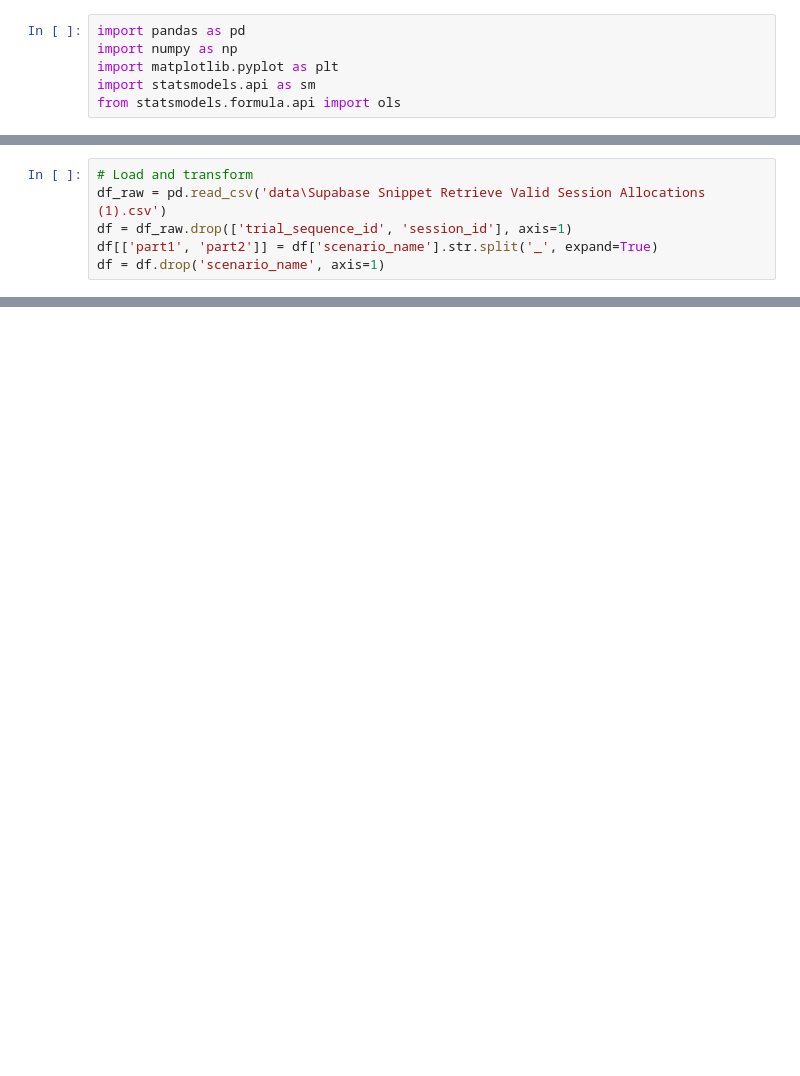
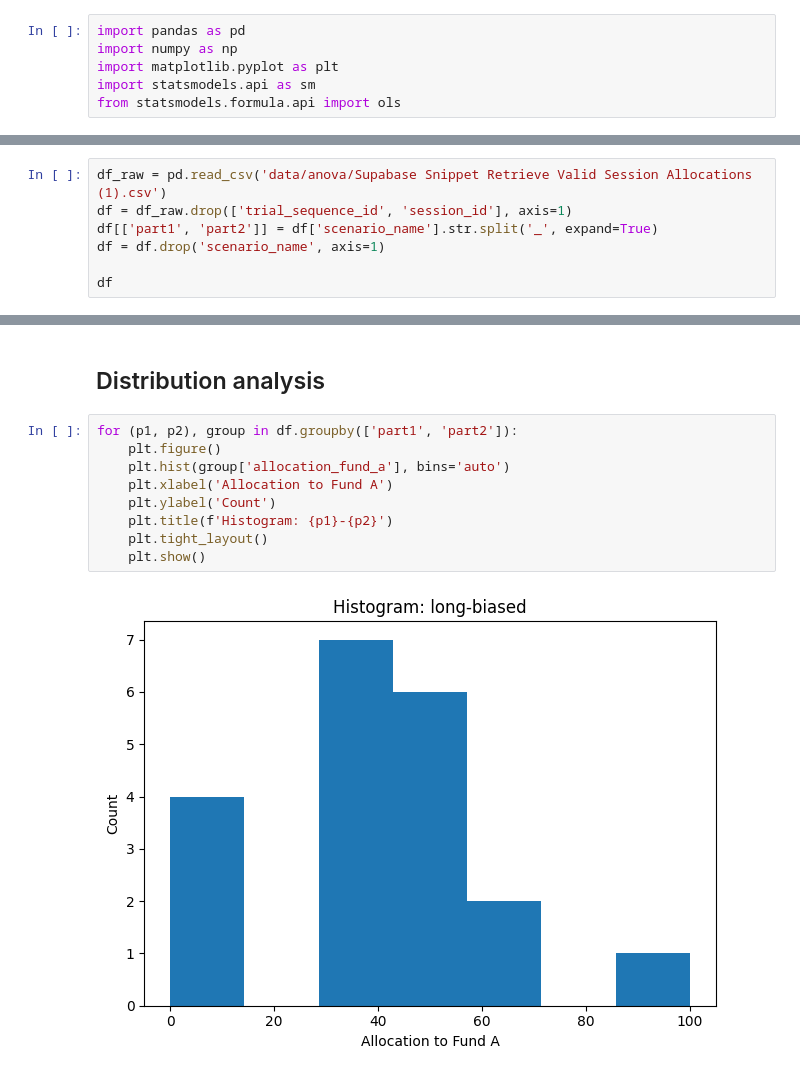
Before and after one commit to FeKapp/bachelorthesis-data-analysis, a Jupyter notebook: anova_analysis.ipynb, the cells around one changed output, grey strips where cells are left out. Drawn from its saved outputs; the diff is of its cells as text; blank space fills up the shorter version.

Commit message:
feat: anova analysis

```diff
--- a/anova_analysis.ipynb
+++ b/anova_analysis.ipynb
@@ -9,7 +9,8 @@ Load data and transform
 # %%
-# Load and transform
-df_raw = pd.read_csv('data\Supabase Snippet Retrieve Valid Session Allocations (1).csv')
+df_raw = pd.read_csv('data/anova/Supabase Snippet Retrieve Valid Session Allocations (1).csv')
 df = df_raw.drop(['trial_sequence_id', 'session_id'], axis=1)
 df[['part1', 'part2']] = df['scenario_name'].str.split('_', expand=True)
 df = df.drop('scenario_name', axis=1)
+
+df
 # %% [output]
@@ -23,0 +43,13 @@ ModuleNotFoundError: No module named 'ace_tools'
+# %% [markdown]
+## Distribution analysis
+# %%
+for (p1, p2), group in df.groupby(['part1', 'part2']):
+    plt.figure()
+    plt.hist(group['allocation_fund_a'], bins='auto')
+    plt.xlabel('Allocation to Fund A')
+    plt.ylabel('Count')
+    plt.title(f'Histogram: {p1}-{p2}')
+    plt.tight_layout()
+    plt.show()
+# %% [output]
+[figure, added]
```
Also changed, not shown: parts of 10 cells of this notebook, 2 other files.
